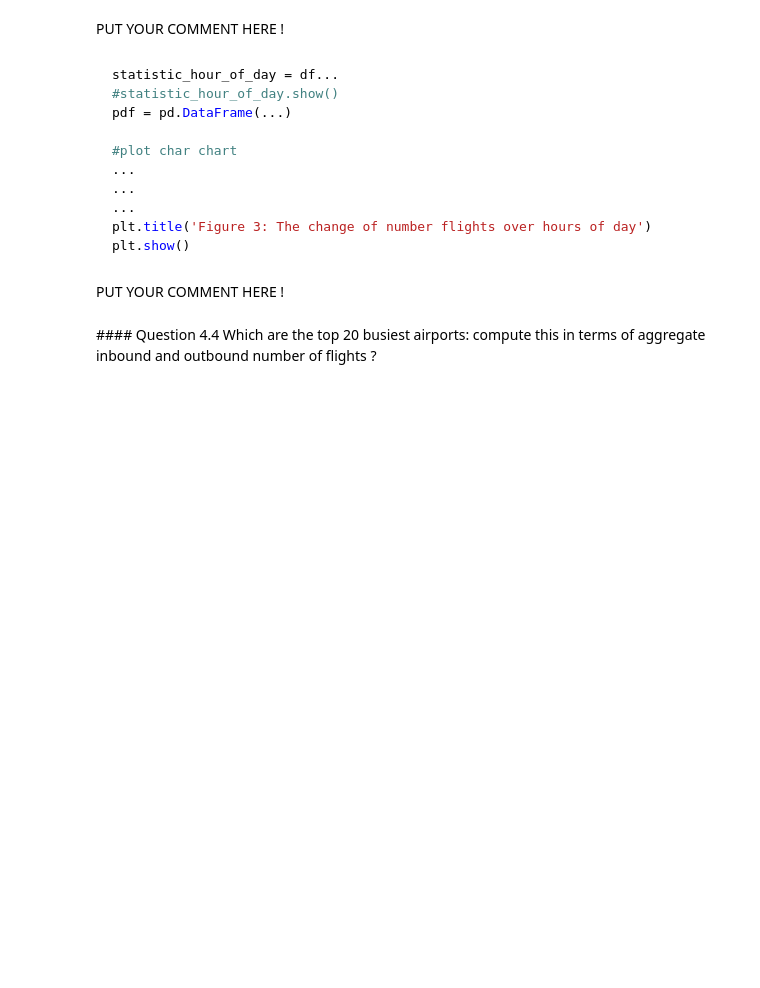
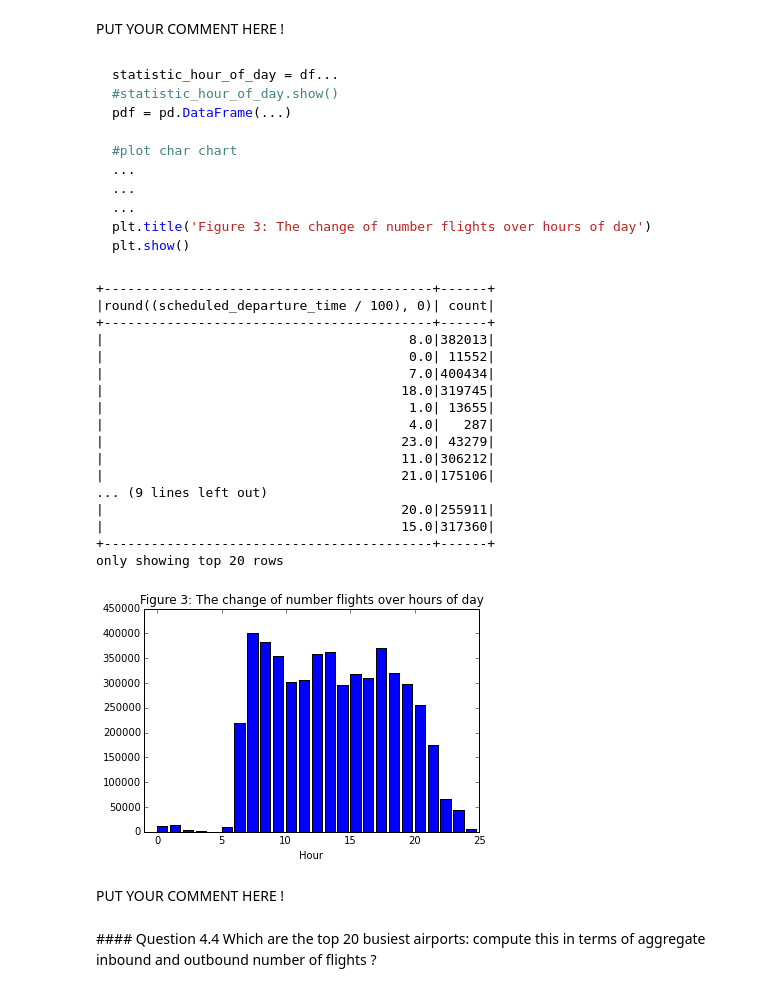
Before and after one commit to trungduynguyen/Algorithmic-Machine-Learning, a Jupyter notebook: Notebooks/[Lecture 5+6] Regression algorithm - Using Random Forests to predict Airplane Delays.ipynb, the cells around one changed output. Saved outputs shown, nothing was run; the diff lists cells and outputs as text; code cells hidden in the pictures; blank space fills up the shorter version.

````diff
--- a/Notebooks/[Lecture 5+6] Regression algorithm - Using Random Forests to predict Airplane Delays.ipynb
+++ b/Notebooks/[Lecture 5+6] Regression algorithm - Using Random Forests to predict Airplane Delays.ipynb
@@ -568,6 +568,38 @@ pdf = pd.DataFrame(...)
 plt.title('Figure 3: The change of number flights over hours of day')
 plt.show()
 ```
+# %%
+statistic_hour_of_day = df.groupBy(round(df.scheduled_departure_time/100, 0)).count()
+statistic_hour_of_day.show()
+pdf = pd.DataFrame(data = statistic_hour_of_day.collect())
+
+pdf = pdf.sort_values([0])
+
+#plot bar chart
+plt.xlabel('Hour')
+plt.bar(pdf[0],pdf[1])
+plt.xlim(-1.0,25.0)
+plt.title('Figure 3: The change of number flights over hours of day')
+plt.show()
+# %% [output]
++------------------------------------------+------+
+|round((scheduled_departure_time / 100), 0)| count|
++------------------------------------------+------+
+|                                       8.0|382013|
+|                                       0.0| 11552|
+|                                       7.0|400434|
+|                                      18.0|319745|
+|                                       1.0| 13655|
+|                                       4.0|   287|
+|                                      23.0| 43279|
+|                                      11.0|306212|
+|                                      21.0|175106|
+... (9 lines left out)
+|                                      20.0|255911|
+|                                      15.0|317360|
++------------------------------------------+------+
+only showing top 20 rows
+[figure, added]
 # %% [markdown]
 <div class="comment">
 PUT YOUR COMMENT HERE !
````
Also changed, not shown: parts of 15 cells of this notebook.
